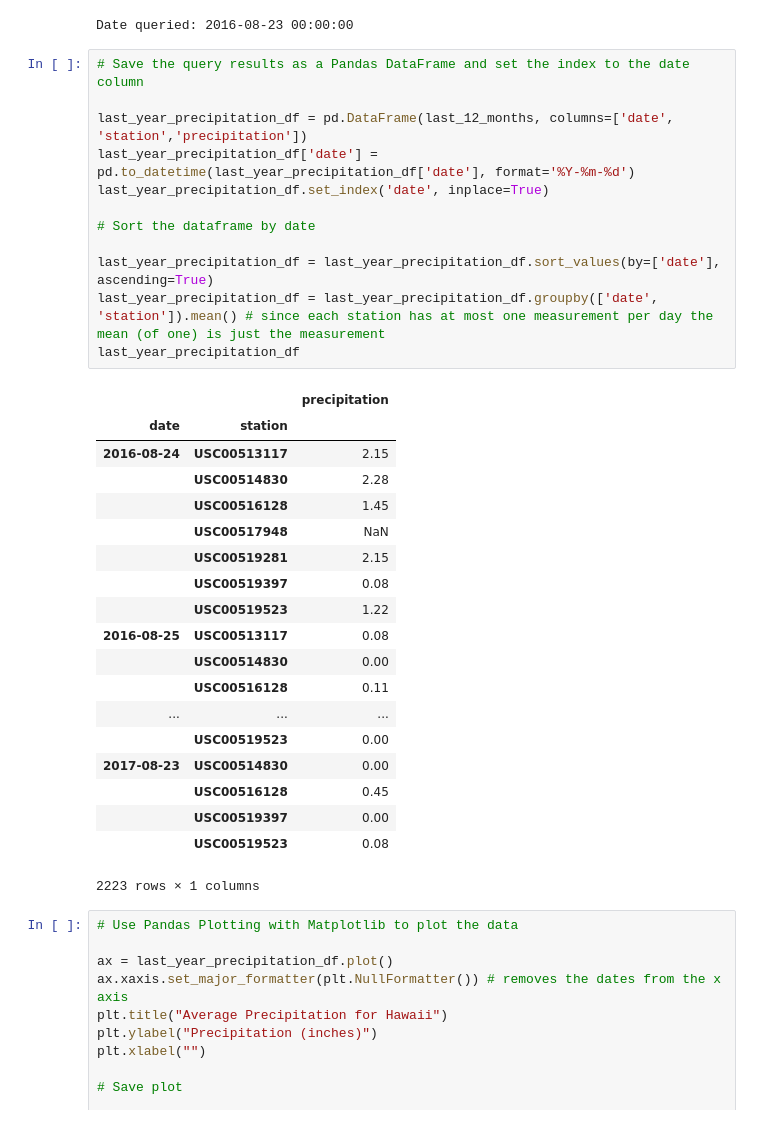
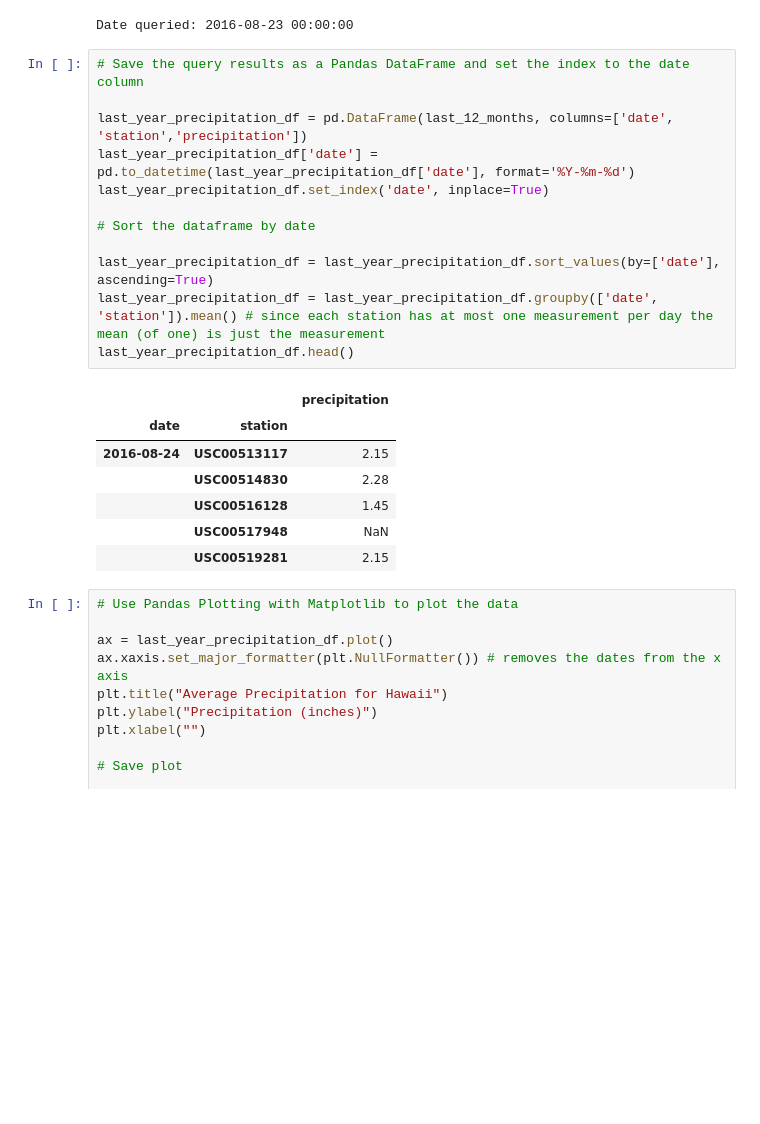
Before and after one commit to bickerton/sql-alchemy, a Jupyter notebook: sql alchemy homework.ipynb, the cells around one changed output. Drawn from its saved outputs; the diff is of its cells as text; blank space fills up the shorter version.

```diff
--- a/sql alchemy homework.ipynb
+++ b/sql alchemy homework.ipynb
@@ -63,35 +63,23 @@ Date queried: 2016-08-23 00:00:00
 # %%
 # Save the query results as a Pandas DataFrame and set the index to the date column
 
 last_year_precipitation_df = pd.DataFrame(last_12_months, columns=['date', 'station','precipitation'])
 last_year_precipitation_df['date'] = pd.to_datetime(last_year_precipitation_df['date'], format='%Y-%m-%d')
 last_year_precipitation_df.set_index('date', inplace=True)
 
 # Sort the dataframe by date
 
 last_year_precipitation_df = last_year_precipitation_df.sort_values(by=['date'], ascending=True)
 last_year_precipitation_df = last_year_precipitation_df.groupby(['date', 'station']).mean() # since each station has at most one measurement per day the mean (of one) is just the measurement
-last_year_precipitation_df
+last_year_precipitation_df.head()
 # %% [output]
 |  |  | precipitation |
 | date | station |  |
 | 2016-08-24 | USC00513117 | 2.15 |
 |  | USC00514830 | 2.28 |
 |  | USC00516128 | 1.45 |
 |  | USC00517948 | NaN |
 |  | USC00519281 | 2.15 |
-|  | USC00519397 | 0.08 |
-|  | USC00519523 | 1.22 |
-| 2016-08-25 | USC00513117 | 0.08 |
-|  | USC00514830 | 0.00 |
-|  | USC00516128 | 0.11 |
-| ... | ... | ... |
-|  | USC00519523 | 0.00 |
-| 2017-08-23 | USC00514830 | 0.00 |
-|  | USC00516128 | 0.45 |
-|  | USC00519397 | 0.00 |
-|  | USC00519523 | 0.08 |
-2223 rows × 1 columns
 # %%
 # Use Pandas Plotting with Matplotlib to plot the data
 
```
Also changed, not shown: parts of 16 cells of this notebook.
